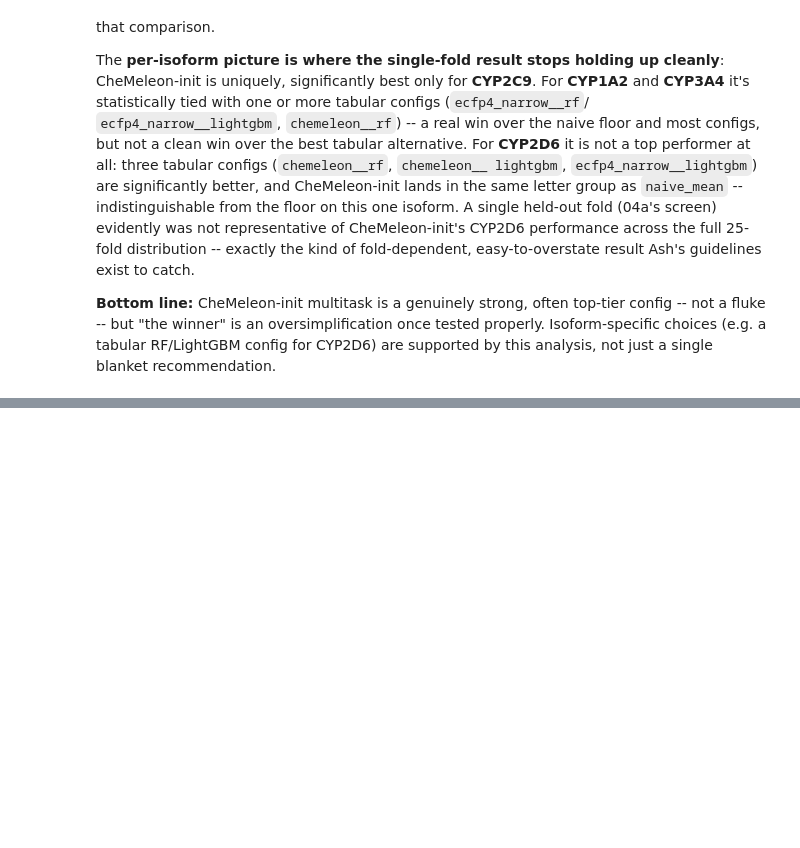
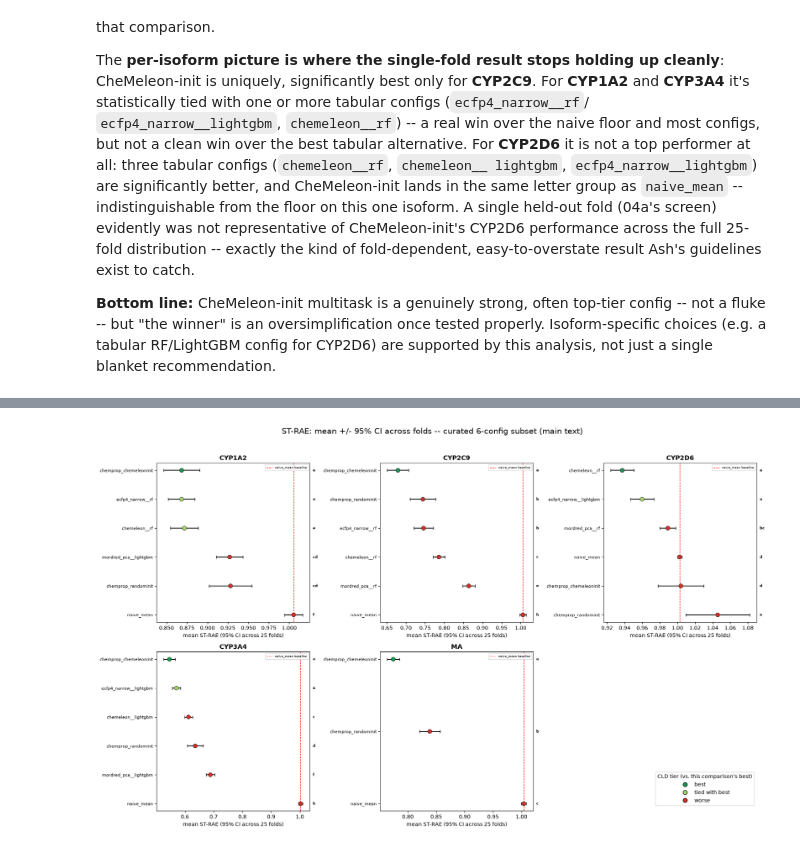
Before and after one commit to codie-freeman/OpenADMET-CYP-Blind-Challenge, a Jupyter notebook: notebooks/05_cv_comparison.ipynb, the cells around one changed output, grey strips where cells are left out. Cells and saved outputs as stored; diff of their text form; code cells hidden in the pictures; blank space fills up the shorter version.

```diff
--- a/notebooks/05_cv_comparison.ipynb
+++ b/notebooks/05_cv_comparison.ipynb
@@ -744,0 +739,95 @@ behind every other config actually is, with a direct sense of both the size of t
+# %%
+from scipy.stats import t as t_dist
+
+TIER_COLORS = {"best": "#1a9850", "tied with best": "#a6d96a", "worse": "#d73027"}  # RdYlGn palette -- matches 04a Section 6's own RdYlGn_r ST-RAE heatmap
+TABULAR_FAMILIES = ["ecfp4_narrow", "chemeleon", "mordred_pca"]
+
+
+def fold_mean_ci(endpoint_label, metric, configs, ci=0.95):
+    """Mean +/- 95% CI across the 25 CV folds already in summary_table (via the
+    existing `long_format` helper) -- a descriptive mean/CI for plotting, not a re-run
+    of any statistical test. n=25 (df=24) always, per long_format's own assertion.
+    """
+    ldf = long_format(endpoint_label, metric, configs)
+    g = ldf.groupby("config")["value"]
+    mean = g.mean()
+    se = g.std(ddof=1) / np.sqrt(25)
+    tcrit = t_dist.ppf(1 - (1 - ci) / 2, df=24)
+    return pd.DataFrame({"mean": mean, "ci_low": mean - tcrit * se, "ci_high": mean + tcrit * se})
+
+
+def curated_subset(comp_name):
+    """naive_mean + best-ST-RAE algorithm per tabular family + both Chemprop variants
+    -- a DISPLAY filter on the already-computed leaderboard, not a re-test. MA has no
+    tabular configs, so its 'subset' is just its full 3-config set.
+    """
+    if comp_name == MACRO_ENDPOINT_LABEL:
+        return list(COMPARISONS[comp_name]["configs"])
+    means = results[(comp_name, "ST-RAE")]["means"]
+    winners = [min((c for c in means.index if c.startswith(f"{fam}__")), key=lambda c: means[c]) for fam in TABULAR_FAMILIES]
+    return ["naive_mean", *winners, "chemprop_randominit", "chemprop_chemeleoninit"]
+
+
+def config_tiers(comp_name):
+    """best/tied-with-best/worse tier per config, from the full-test CLD letters
+    already in leaderboards[comp_name] (Section 3) -- not recomputed.
+    """
+    board = leaderboards[comp_name]  # already best-to-worst by ST-RAE
+    cld = dict(zip(board["config"], board["CLD"]))
+    best_config = board["config"].iloc[0]
+    best_letters = set(cld[best_config])
+    tiers = {}
+    for cfg, letters in cld.items():
+        if cfg == best_config:
+            tiers[cfg] = "best"
+        elif set(letters) & best_letters:
+            tiers[cfg] = "tied with best"
+        else:
+            tiers[cfg] = "worse"
+    return tiers, cld
+
+
+def forest_panel(ax, comp_name, configs):
+    spec = COMPARISONS[comp_name]
+    ci_table = fold_mean_ci(spec["endpoint_label"], "ST-RAE", configs)
+    tiers, cld = config_tiers(comp_name)
+    order = ci_table.loc[configs, "mean"].sort_values(ascending=True).index.tolist()  # best-to-worst, ST-RAE lower=better
+
+    y = np.arange(len(order))
+    means = ci_table.loc[order, "mean"].to_numpy()
+    lower_err = means - ci_table.loc[order, "ci_low"].to_numpy()
+    upper_err = ci_table.loc[order, "ci_high"].to_numpy() - means
+    colors = [TIER_COLORS[tiers[c]] for c in order]
+
+    ax.errorbar(means, y, xerr=[lower_err, upper_err], fmt="none", ecolor="black", capsize=3, zorder=2)
+    ax.scatter(means, y, c=colors, s=60, zorder=3, edgecolor="black", linewidth=0.6)
+    naive_baseline = ci_table.loc["naive_mean", "mean"]
+    ax.axvline(naive_baseline, color="red", linestyle="--", linewidth=1, label="naive_mean baseline")
+    ax.set_yticks(y)
+    ax.set_yticklabels(order, fontsize=8)
+    ax.invert_yaxis()  # best (lowest ST-RAE) at top
+    for yi, c in zip(y, order):
+        ax.text(1.02, yi, cld[c], transform=ax.get_yaxis_transform(), va="center", fontsize=7, fontweight="bold")
+    ax.set_xlabel("mean ST-RAE (95% CI across 25 folds)")
+    ax.set_title(comp_name, fontsize=12, fontweight="bold")
+    ax.legend(fontsize=6, loc="upper right")
+
+
+fig, axes = plt.subplots(2, 3, figsize=(18, 11))
+for ax, comp_name in zip(axes.flatten(), COMPARISONS):
+    forest_panel(ax, comp_name, curated_subset(comp_name))
+axes.flatten()[-1].axis("off")  # 6th grid cell unused (5 comparisons)
+
+legend_handles = [
+    plt.Line2D([0], [0], marker="o", color="w", markerfacecolor=col, markeredgecolor="black", markersize=8, label=tier)
+    for tier, col in TIER_COLORS.items()
+]
+fig.legend(handles=legend_handles, loc="lower right", bbox_to_anchor=(0.98, 0.06), title="CLD tier (vs. this comparison's best)")
+fig.suptitle("ST-RAE: mean +/- 95% CI across folds -- curated 6-config subset (main text)", fontsize=15)
+plt.tight_layout(rect=[0, 0, 1, 0.96])
+
+forest_main_path = FIGURES_DIR / "forest_ST-RAE_main.png"
+fig.savefig(forest_main_path, dpi=150, bbox_inches="tight")
+print(f"wrote {forest_main_path}")
+plt.show()
+# %% [output]
@@ -744,0 +835 @@ behind every other config actually is, with a direct sense of both the size of t
+[figure, added]
```
Also changed, not shown: parts of 20 cells of this notebook, 5 other files.
